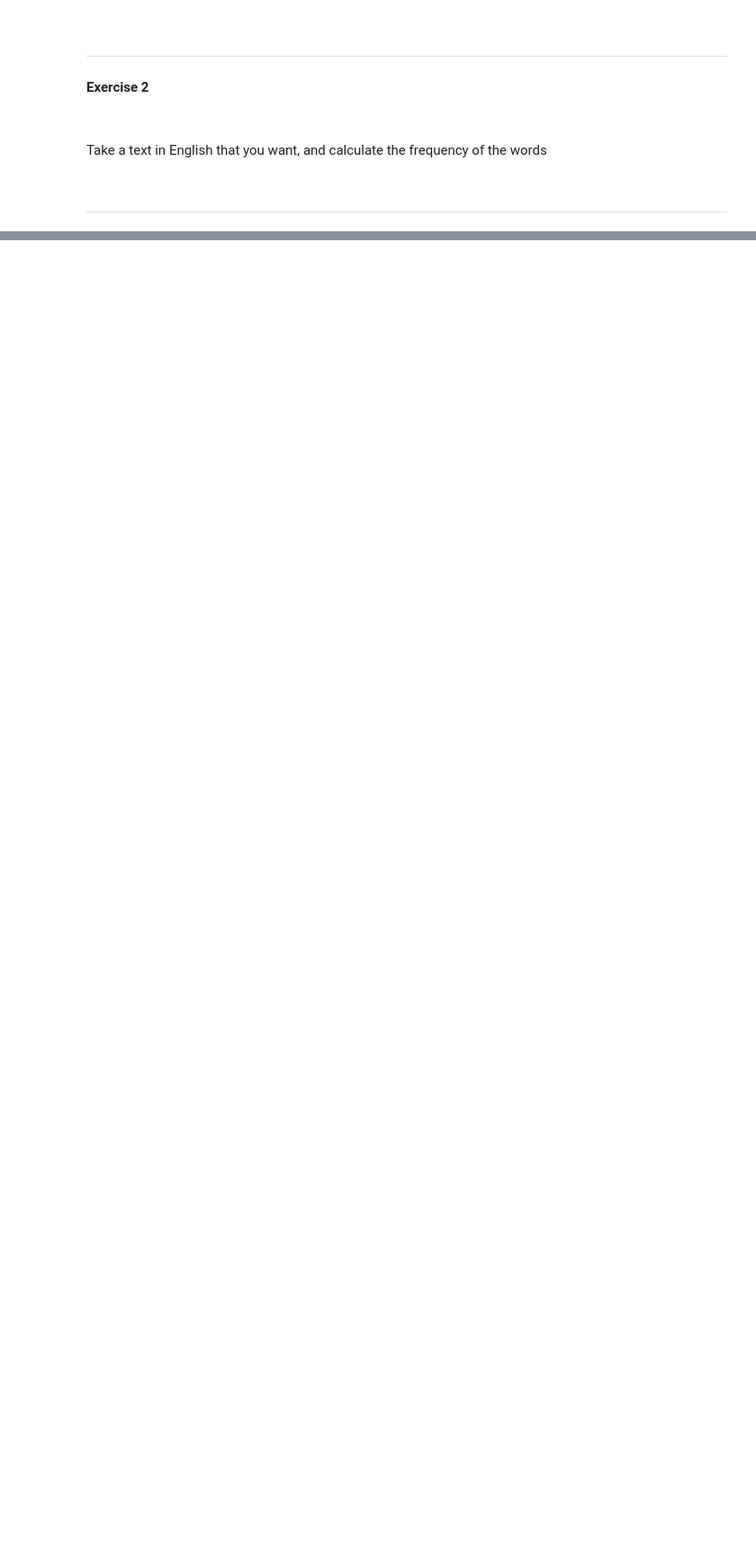
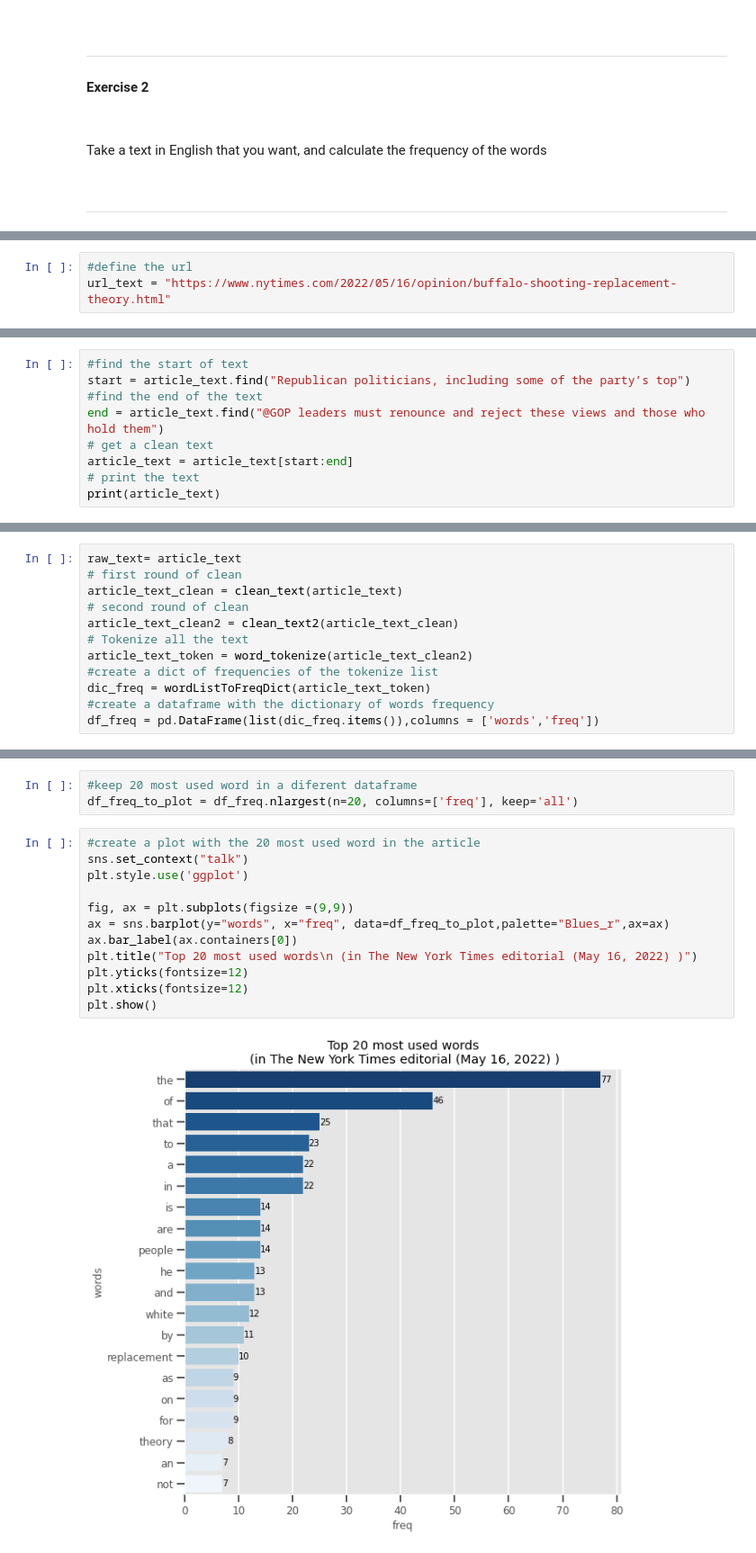
Before and after one commit to Pevicsanch/advanced-machine-learning, a Jupyter notebook: s12_t01_advanced_machine.ipynb, the cells around one changed output, grey strips where cells are left out. Shown: that part at 90% size. Cells and saved outputs as stored; diff of their text form; blank space fills up the shorter version.

Commit message:
add final text

```diff
--- a/s12_t01_advanced_machine.ipynb
+++ b/s12_t01_advanced_machine.ipynb
@@ -171,0 +633,3 @@ ___
+# %%
+#define the url
+url_text = "https://www.nytimes.com/2022/05/16/opinion/buffalo-shooting-replacement-theory.html"
@@ -171,0 +685,9 @@ ___
+# %%
+#find the start of text
+start = article_text.find("Republican politicians, including some of the party’s top")
+#find the end of the text
+end = article_text.find("@GOP leaders must renounce and reject these views and those who hold them")
+# get a clean text
+article_text = article_text[start:end]
+# print the text
+print(article_text)
@@ -171,0 +896,12 @@ ___
+# %%
+raw_text= article_text
+# first round of clean
+article_text_clean = clean_text(article_text)
+# second round of clean
+article_text_clean2 = clean_text2(article_text_clean)
+# Tokenize all the text
+article_text_token = word_tokenize(article_text_clean2)
+#create a dict of frequencies of the tokenize list
+dic_freq = wordListToFreqDict(article_text_token)
+#create a dataframe with the dictionary of words frequency
+df_freq = pd.DataFrame(list(dic_freq.items()),columns = ['words','freq'])
@@ -171,0 +917,17 @@ ___
+# %%
+#keep 20 most used word in a diferent dataframe
+df_freq_to_plot = df_freq.nlargest(n=20, columns=['freq'], keep='all')
+# %%
+#create a plot with the 20 most used word in the article
+sns.set_context("talk")
+plt.style.use('ggplot')
+
+fig, ax = plt.subplots(figsize =(9,9))
+ax = sns.barplot(y="words", x="freq", data=df_freq_to_plot,palette="Blues_r",ax=ax)
+ax.bar_label(ax.containers[0])
+plt.title("Top 20 most used words\n (in The New York Times editorial (May 16, 2022) )")
+plt.yticks(fontsize=12)
+plt.xticks(fontsize=12)
+plt.show()
+# %% [output]
+[figure, added]
```
Also changed, not shown: parts of 132 cells of this notebook.
